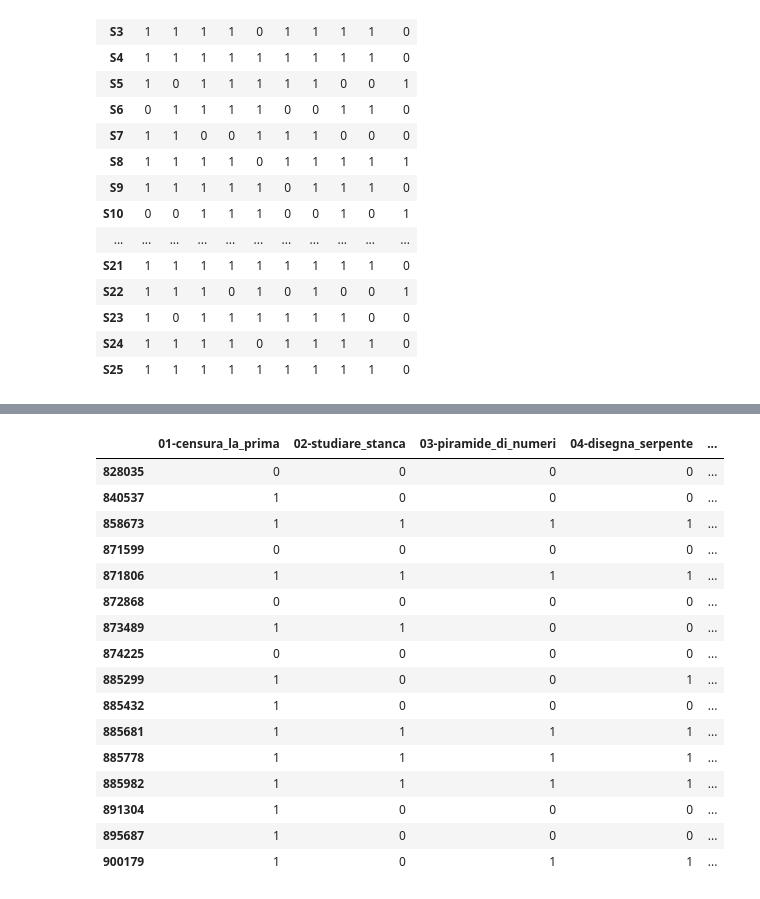
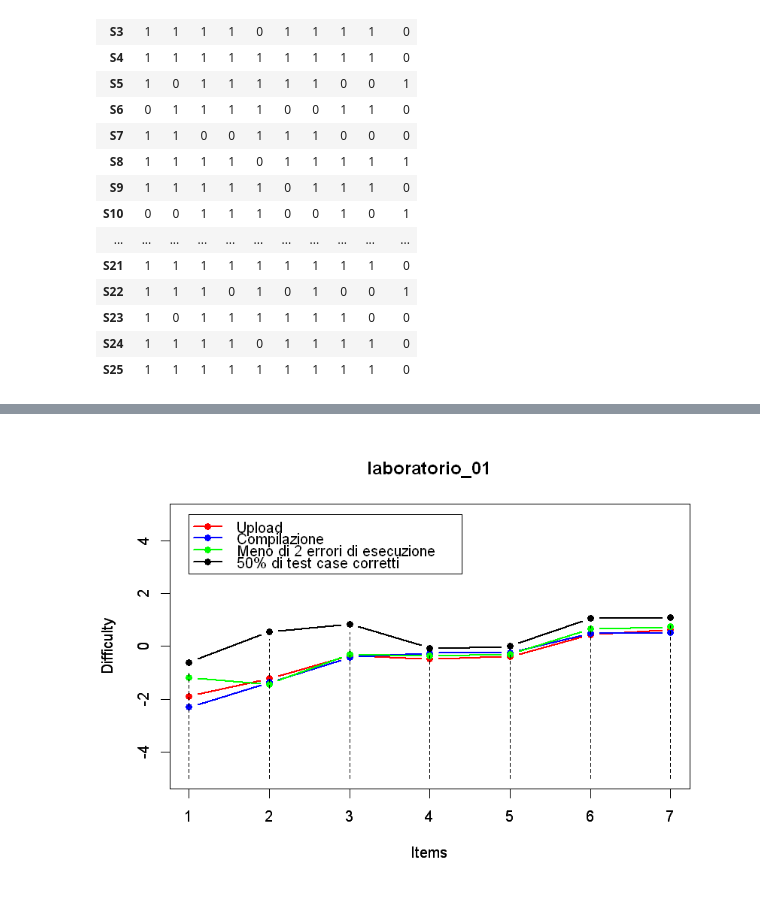
Before and after one commit to MarcoCordoni95/TesiTriennale-ItemResponseTheory, a Jupyter notebook: IRT.ipynb, the cells around one changed output, grey strips where cells are left out. Saved outputs shown, nothing was run; the diff lists cells and outputs as text; code cells hidden in the pictures.

Commit message:
corretti errori

```diff
--- a/IRT.ipynb
+++ b/IRT.ipynb
@@ -572,3 +573,4 @@ evaluateSource <- function(results, vote, cases, maxError, percTestCaseOk) {
 # %%
 sourceData <- "data.R"
 source(sourceData)
+bootstrapVal <- 10
@@ -647,24 +577,37 @@ evaluateSource(results, vote, cases, maxError)
-# %%
-# 1 se la percentuale di test case che risultano corretti è almeno il p del totale dei test case, 0 altrimenti
-vote <- "testCase"
-p <- 0.5
-
-evaluateSource(results, vote, cases, percTestCaseOk = p)
-# %% [output]
-|  | 01-censura_la_prima | 02-studiare_stanca | 03-piramide_di_numeri | 04-disegna_serpente | ... |
-| 828035 | 0 | 0 | 0 | 0 | ... |
-| 840537 | 1 | 0 | 0 | 0 | ... |
-| 858673 | 1 | 1 | 1 | 1 | ... |
-| 871599 | 0 | 0 | 0 | 0 | ... |
-| 871806 | 1 | 1 | 1 | 1 | ... |
-| 872868 | 0 | 0 | 0 | 0 | ... |
-| 873489 | 1 | 1 | 0 | 0 | ... |
-| 874225 | 0 | 0 | 0 | 0 | ... |
-| 885299 | 1 | 0 | 0 | 1 | ... |
-| 885432 | 1 | 0 | 0 | 0 | ... |
-| 885681 | 1 | 1 | 1 | 1 | ... |
-| 885778 | 1 | 1 | 1 | 1 | ... |
-| 885982 | 1 | 1 | 1 | 1 | ... |
-| 891304 | 1 | 0 | 0 | 0 | ... |
-| 895687 | 1 | 0 | 0 | 0 | ... |
-| 900179 | 1 | 0 | 1 | 1 | ... |
+# %%
+numSessions <- 6
+session <- sessions[numSessions]
+
+evalWithUpload   <- evaluateSource(session, vote = "uploaded")
+evalWithCompiles <- evaluateSource(session, vote = "compiles")
+evalWithErrors   <- evaluateSource(session, vote = "errors", maxError = 2)
+evalWithTestCase <- evaluateSource(session, vote = "testCase", percTestCaseOk = 0.5)
+
+nStud <- nrow(evalWithTestCase)
+
+diffUpload   <- estimateDifficultiesDichotOneDiscrim(bootstrapping(evalWithUpload,   n = bootstrapVal * nStud))
+diffCompiles <- estimateDifficultiesDichotOneDiscrim(bootstrapping(evalWithCompiles, n = bootstrapVal * nStud))
+diffErrors   <- estimateDifficultiesDichotOneDiscrim(bootstrapping(evalWithErrors,   n = bootstrapVal * nStud))
+diffTestCase <- estimateDifficultiesDichotOneDiscrim(bootstrapping(evalWithTestCase, n = bootstrapVal * nStud))
+
+# Visualizzo e confronto i grafici relativi alle difficoltà stimate tenendo conto: solo se è stato effettuato l'upload,
+# solo se compila, solo se sono stati commessi meno di 2 errori di esecuzione e solo se almeno il 50% dei test case sono corretti
+plotDifficultiesDichot(evalWithUpload, diffUpload, color = "red", name = session)
+par(new = TRUE)
+plotDifficultiesDichot(evalWithCompiles, diffCompiles, color = "blue", name = "")
+par(new = TRUE)
+plotDifficultiesDichot(evalWithErrors, diffErrors, color = "green", name = "")
+par(new = TRUE)
+plotDifficultiesDichot(evalWithTestCase, diffTestCase, color = "black", name = "")
+legend(1, 10, legend=c("Upload", "Compilazione", "Meno di 2 errori di esecuzione", "50% di test case corretti"), col=c("red", "blue", "green", "black"), lty=1, cex=1, lwd=2, pch=16)
+
+# Dal grafico si possono trarre diverse conclusioni:
+#    - le stime legate all'upload, compilazione ed errori in esecuzione coincidono quasi sempre, da ciò deduciamo che gli
+#      studenti che consegnano gli esercizi lo fanno solo nel caso compilino e abbiano pochi errori di esecuzione o nessuno
+#    - le difficoltà hanno un andamento crescente, quindi il professore potrebbe aver assegnato gli esercizi considerando
+#      che gli studenti avrebbero dovuto impegnarsi maggiormente negli ultimi
+#    - Nella fase iniziale la stima per test case si discosta abbastanza dalle altre, sovrapponendosi ad essi successivamente,
+#      questo potrebbe essere indicativo del fatto che gli studenti all'inizio erano meno abili, forse a causa di spiegazioni
+#      poco chiare da parte del professore
+# %% [output]
+[figure, added]
```
Also changed, not shown: parts of 27 cells of this notebook.
